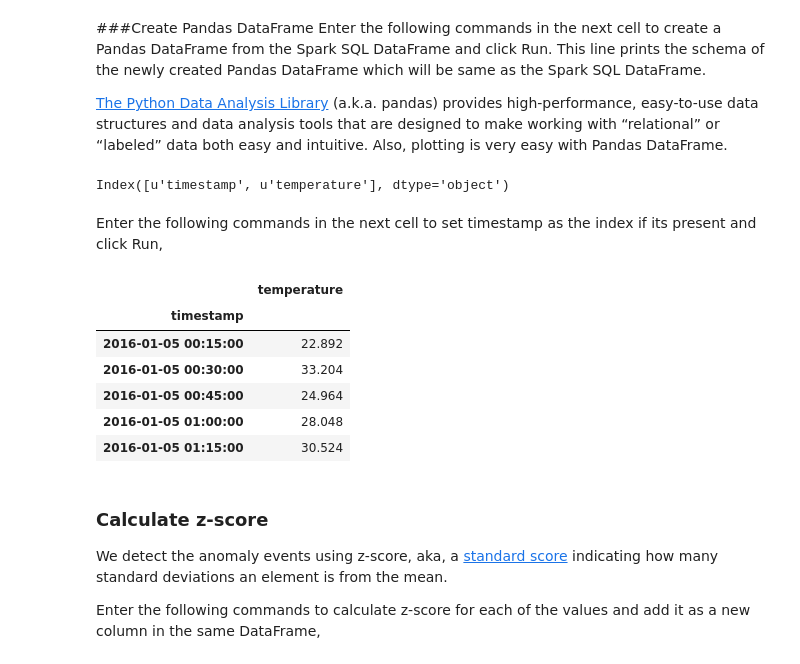
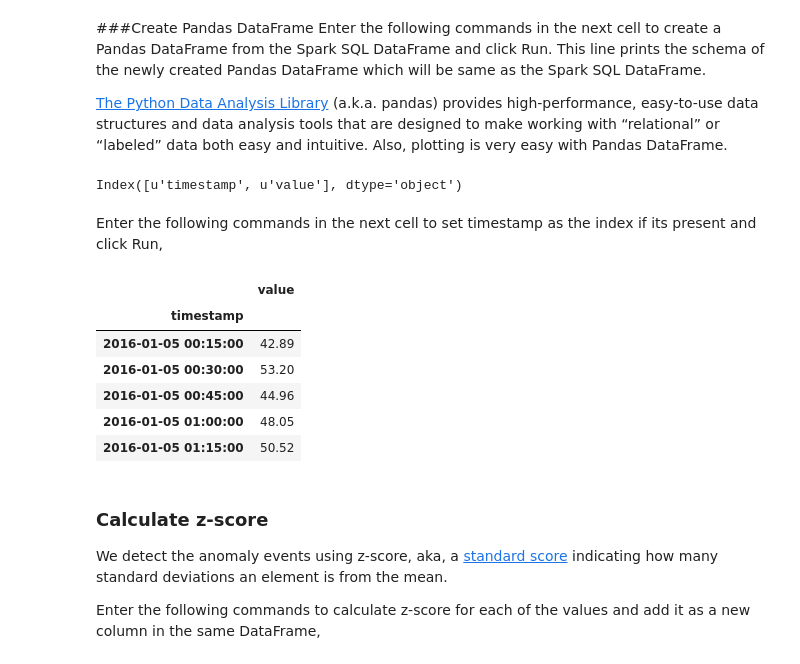
Before and after one commit to mbenalaya/onem2m-analytics, a Jupyter notebook: Notebook/Anomaly-detection.ipynb, the cells around one changed output. Drawn from its saved outputs; the diff is of its cells as text; code cells hidden in the pictures.

```diff
--- a/Notebook/Anomaly-detection.ipynb
+++ b/Notebook/Anomaly-detection.ipynb
@@ -27,7 +27,7 @@ import pyspark_csv as pycsv
 
 # you may need to modify this line if the filename or path is different.
 sqlContext = SQLContext(sc)
-data = sc.textFile("/resources/sample-data.csv")
+data = sc.textFile("/resources/sample-data6.csv")
 
 def skip_header(idx, iterator):
     if (idx == 0):
@@ -73,35 +73,35 @@ pandaDF = data_df.toPandas()
 pandaDF.fillna(0, inplace=True)
 pandaDF.columns
 # %% [output]
-Index([u'timestamp', u'temperature'], dtype='object')
+Index([u'timestamp', u'value'], dtype='object')
 # %% [markdown]
 Enter the following commands in the next cell to set timestamp as the index if its present and click Run,
 # %%
 # change index to time if its present
 valueHeaderName = 'value'
 timeHeaderName = 'null'
 if (len(header_list) == 2):
     timeHeaderName = header_list[0]
     valueHeaderName = header_list[1]
 else:
     valueHeaderName = header_list[0]
 
 # Drop the timestamp column as the index is replaced with timestamp now
 if (len(header_list) == 2):
     pandaDF.index = pandaDF[timeHeaderName]
     pandaDF = pandaDF.drop([timeHeaderName], axis=1)
     # Also, sort the index with the timestamp
     pandaDF.sort_index(inplace=True)
 
-pandaDF.head()
+pandaDF.head(n=5)
 # %% [output]
-|  | temperature |
+|  | value |
 | timestamp |  |
-| 2016-01-05 00:15:00 | 22.892 |
-| 2016-01-05 00:30:00 | 33.204 |
-| 2016-01-05 00:45:00 | 24.964 |
-| 2016-01-05 01:00:00 | 28.048 |
-| 2016-01-05 01:15:00 | 30.524 |
+| 2016-01-05 00:15:00 | 42.89 |
+| 2016-01-05 00:30:00 | 53.20 |
+| 2016-01-05 00:45:00 | 44.96 |
+| 2016-01-05 01:00:00 | 48.05 |
+| 2016-01-05 01:15:00 | 50.52 |
 # %% [markdown]
 ### Calculate z-score
 We detect the anomaly events using z-score, aka, a [standard score](https://en.wikipedia.org/wiki/Standard_score) indicating how many standard deviations an element is from the mean.
```
Also changed, not shown: parts of 11 cells of this notebook.
